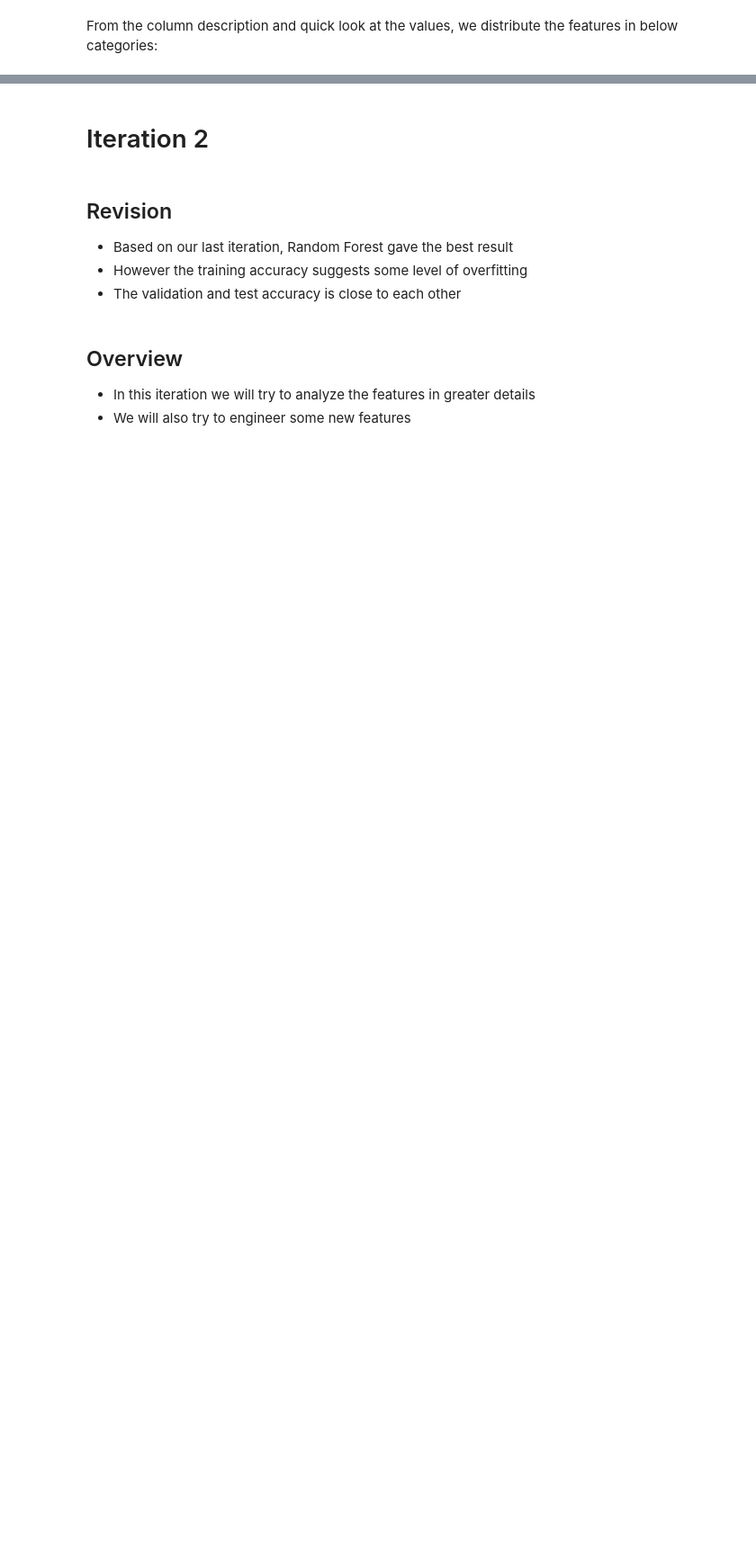
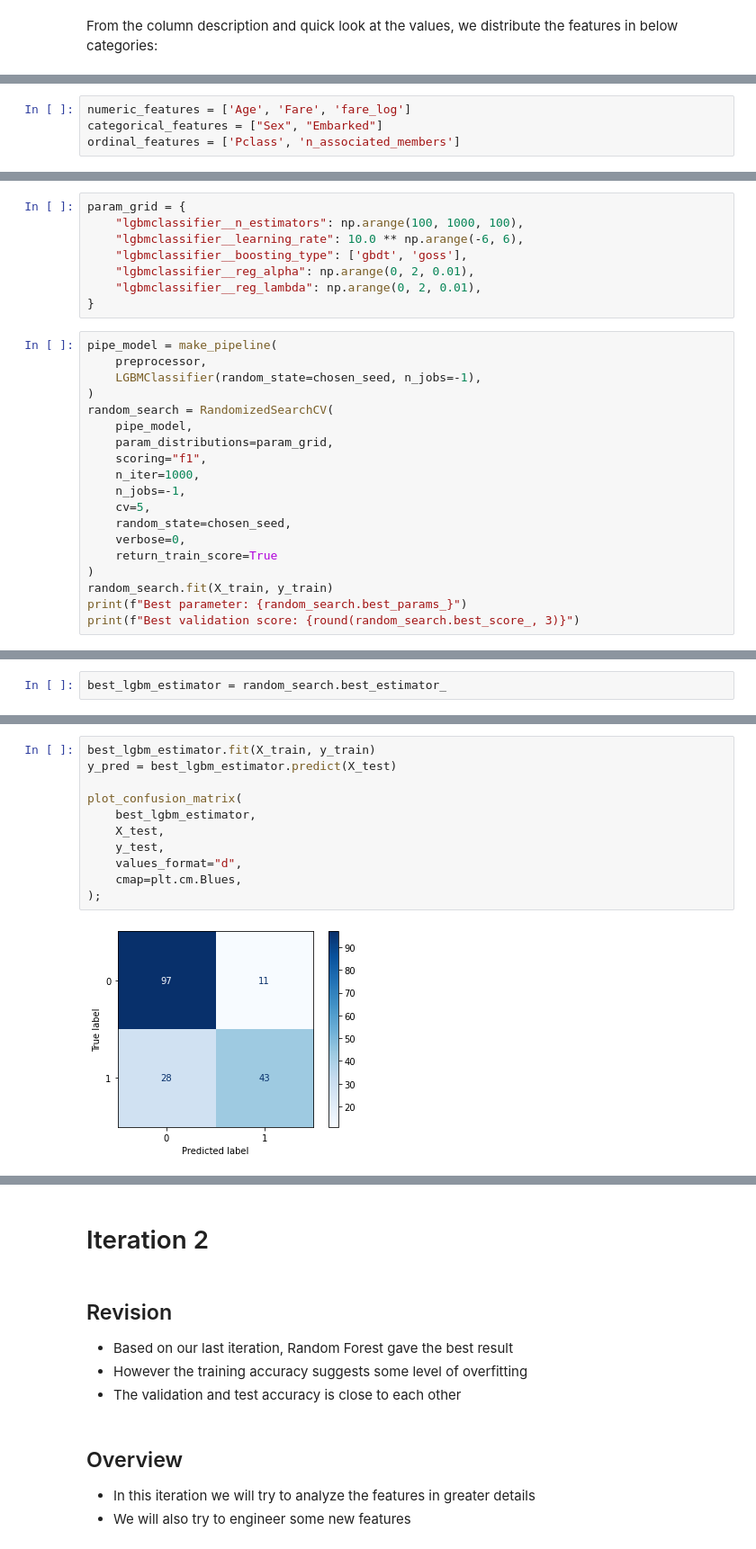
Before and after one commit to debanandasarkar/Kaggle_Titanic, a Jupyter notebook: Titanic_notebook.ipynb, the cells around one changed output, grey strips where cells are left out. Shown at 90% size. Cells and saved outputs as stored; diff of their text form; blank space fills up the shorter version.

```diff
--- a/Titanic_notebook.ipynb
+++ b/Titanic_notebook.ipynb
@@ -643,0 +790,4 @@ final_prediction.to_csv("result/submission.csv")
+# %%
+numeric_features = ['Age', 'Fare', 'fare_log']
+categorical_features = ["Sex", "Embarked"]
+ordinal_features = ['Pclass', 'n_associated_members']
@@ -643,0 +852,27 @@ final_prediction.to_csv("result/submission.csv")
+# %%
+param_grid = {
+    "lgbmclassifier__n_estimators": np.arange(100, 1000, 100),
+    "lgbmclassifier__learning_rate": 10.0 ** np.arange(-6, 6),
+    "lgbmclassifier__boosting_type": ['gbdt', 'goss'],
+    "lgbmclassifier__reg_alpha": np.arange(0, 2, 0.01),
+    "lgbmclassifier__reg_lambda": np.arange(0, 2, 0.01),
+}
+# %%
+pipe_model = make_pipeline(
+    preprocessor,
+    LGBMClassifier(random_state=chosen_seed, n_jobs=-1),
+)
+random_search = RandomizedSearchCV(
+    pipe_model,
+    param_distributions=param_grid,
+    scoring="f1",
+    n_iter=1000,
+    n_jobs=-1,
+    cv=5,
+    random_state=chosen_seed,
+    verbose=0,
+    return_train_score=True
+)
+random_search.fit(X_train, y_train)
+print(f"Best parameter: {random_search.best_params_}")
+print(f"Best validation score: {round(random_search.best_score_, 3)}")
@@ -643,0 +882,2 @@ final_prediction.to_csv("result/submission.csv")
+# %%
+best_lgbm_estimator = random_search.best_estimator_
@@ -643,0 +888,13 @@ final_prediction.to_csv("result/submission.csv")
+# %%
+best_lgbm_estimator.fit(X_train, y_train)
+y_pred = best_lgbm_estimator.predict(X_test)
+
+plot_confusion_matrix(
+    best_lgbm_estimator,
+    X_test,
+    y_test,
+    values_format="d",
+    cmap=plt.cm.Blues,
+);
+# %% [output]
+[figure, added]
```
Also changed, not shown: parts of 132 cells of this notebook, 2 other files.
